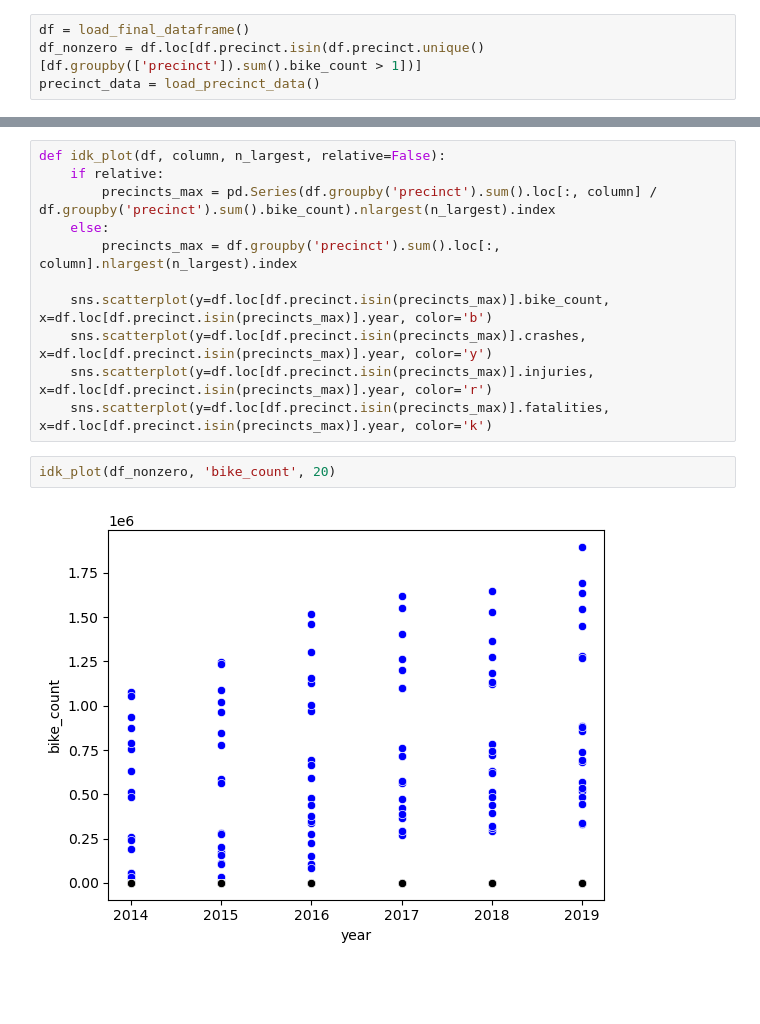
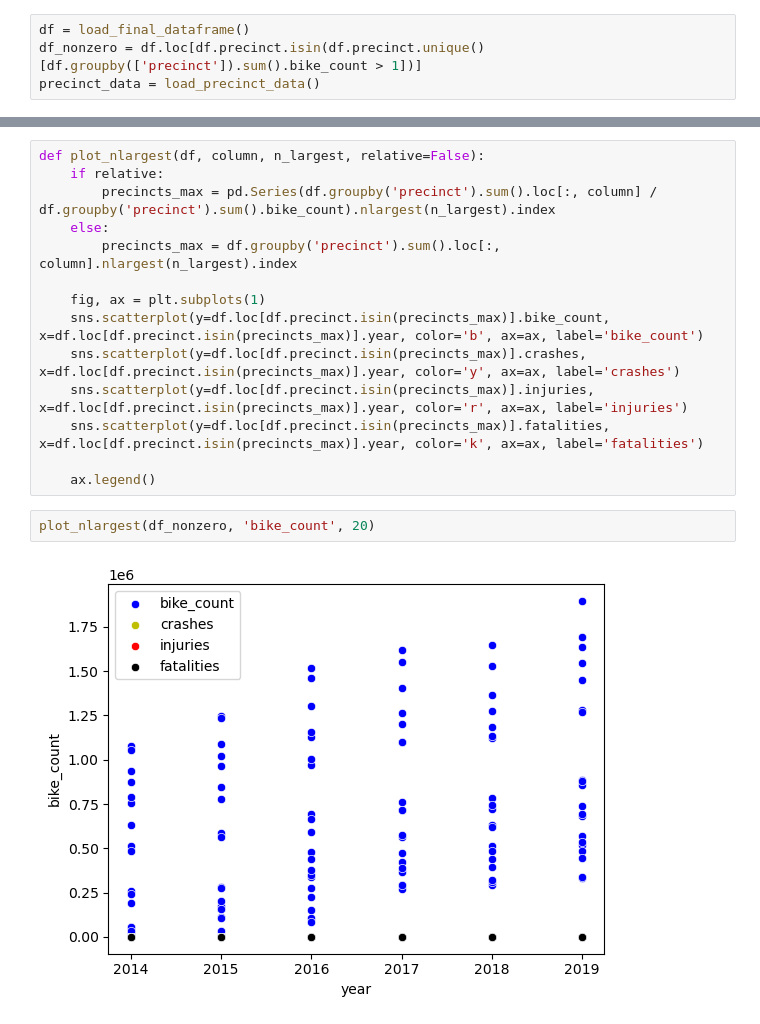
Before and after one commit to adhirajghosh/city-biking, a Jupyter notebook: Viz.ipynb, the cells around one changed output, grey strips where cells are left out. Cells and saved outputs as stored; diff of their text form; blank space fills up the shorter version.

```diff
--- a/Viz.ipynb
+++ b/Viz.ipynb
@@ -73,18 +73,21 @@ nyc_plot(df_nonzero, 'crashes', 20, True)
 # %% [output]
 [figure]
 # %%
-def idk_plot(df, column, n_largest, relative=False):
+def plot_nlargest(df, column, n_largest, relative=False):
     if relative:
         precincts_max = pd.Series(df.groupby('precinct').sum().loc[:, column] / df.groupby('precinct').sum().bike_count).nlargest(n_largest).index
     else:
         precincts_max = df.groupby('precinct').sum().loc[:, column].nlargest(n_largest).index
 
-    sns.scatterplot(y=df.loc[df.precinct.isin(precincts_max)].bike_count, x=df.loc[df.precinct.isin(precincts_max)].year, color='b')
-    sns.scatterplot(y=df.loc[df.precinct.isin(precincts_max)].crashes, x=df.loc[df.precinct.isin(precincts_max)].year, color='y')
-    sns.scatterplot(y=df.loc[df.precinct.isin(precincts_max)].injuries, x=df.loc[df.precinct.isin(precincts_max)].year, color='r')
-    sns.scatterplot(y=df.loc[df.precinct.isin(precincts_max)].fatalities, x=df.loc[df.precinct.isin(precincts_max)].year, color='k')
+    fig, ax = plt.subplots(1)
+    sns.scatterplot(y=df.loc[df.precinct.isin(precincts_max)].bike_count, x=df.loc[df.precinct.isin(precincts_max)].year, color='b', ax=ax, label='bike_count')
+    sns.scatterplot(y=df.loc[df.precinct.isin(precincts_max)].crashes, x=df.loc[df.precinct.isin(precincts_max)].year, color='y', ax=ax, label='crashes')
+    sns.scatterplot(y=df.loc[df.precinct.isin(precincts_max)].injuries, x=df.loc[df.precinct.isin(precincts_max)].year, color='r', ax=ax, label='injuries')
+    sns.scatterplot(y=df.loc[df.precinct.isin(precincts_max)].fatalities, x=df.loc[df.precinct.isin(precincts_max)].year, color='k', ax=ax, label='fatalities')
+
+    ax.legend()
 # %%
-idk_plot(df_nonzero, 'bike_count', 20)
+plot_nlargest(df_nonzero, 'bike_count', 20)
 # %% [output]
-[figure, old version]
+[figure, new version]
 # %%
```
Also changed, not shown: parts of 7 cells of this notebook.
